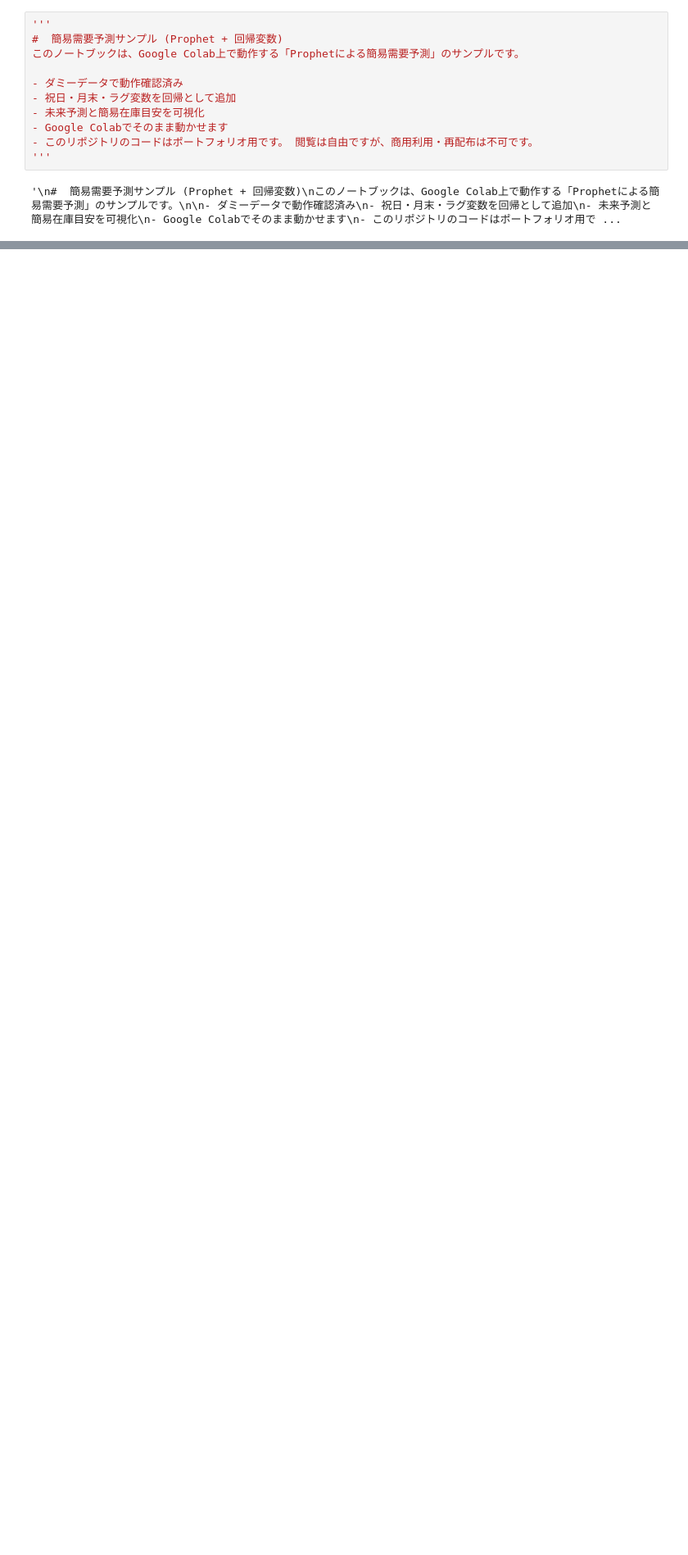
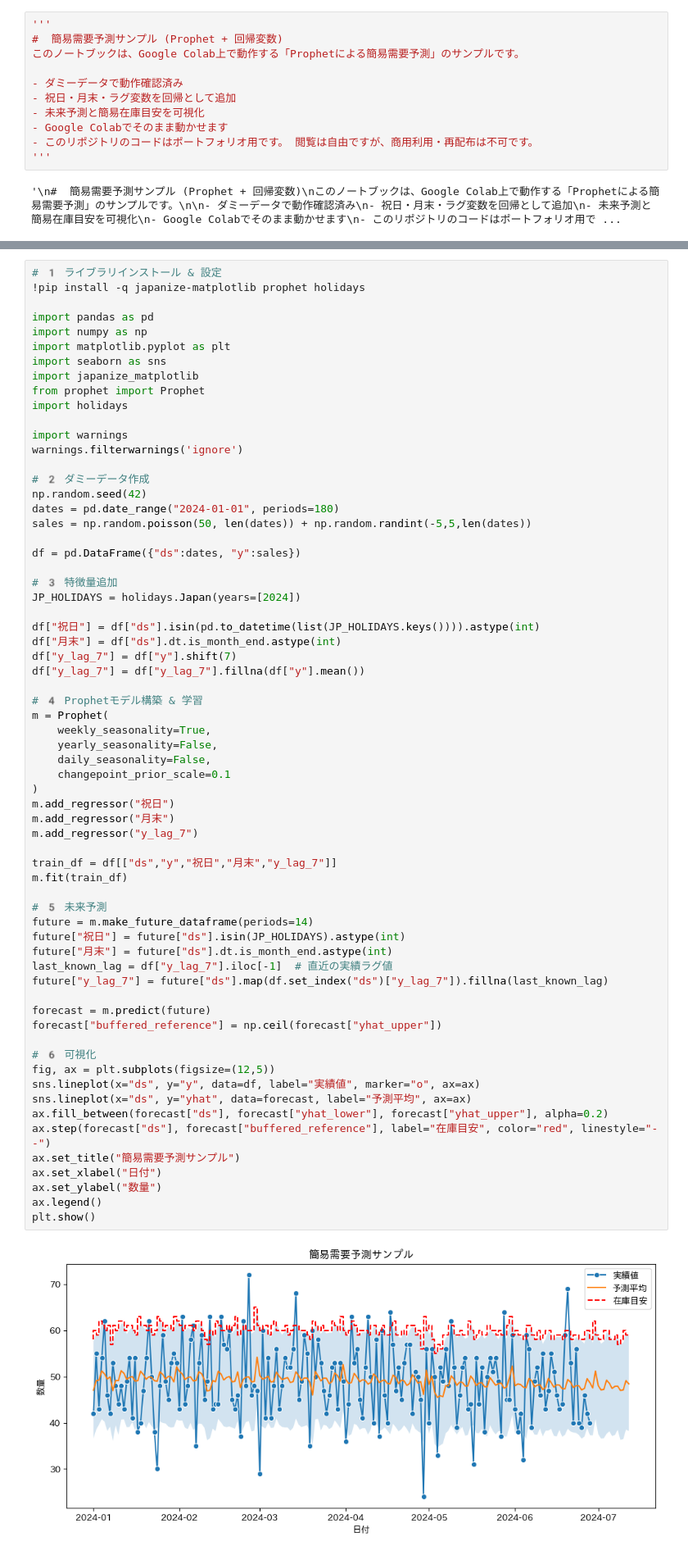
Before and after one commit to K-Tanaka8/prophet_demand_forecast, a Jupyter notebook: prophet_demand_forecast_sample.ipynb, the cells around one changed output, grey strips where cells are left out. Shown at 82% size. Cells and saved outputs as stored; diff of their text form; blank space fills up the shorter version.

```diff
--- a/prophet_demand_forecast_sample.ipynb
+++ b/prophet_demand_forecast_sample.ipynb
@@ -84,0 +16,67 @@ plt.show()
+# %%
+# 1️ ライブラリインストール & 設定
+!pip install -q japanize-matplotlib prophet holidays
+
+import pandas as pd
+import numpy as np
+import matplotlib.pyplot as plt
+import seaborn as sns
+import japanize_matplotlib
+from prophet import Prophet
+import holidays
+
+import warnings
+warnings.filterwarnings('ignore')
+
+# 2️ ダミーデータ作成
+np.random.seed(42)
+dates = pd.date_range("2024-01-01", periods=180)
+sales = np.random.poisson(50, len(dates)) + np.random.randint(-5,5,len(dates))
+
+df = pd.DataFrame({"ds":dates, "y":sales})
+
+# 3️ 特徴量追加
+JP_HOLIDAYS = holidays.Japan(years=[2024])
+
+df["祝日"] = df["ds"].isin(pd.to_datetime(list(JP_HOLIDAYS.keys()))).astype(int)
+df["月末"] = df["ds"].dt.is_month_end.astype(int)
+df["y_lag_7"] = df["y"].shift(7)
+df["y_lag_7"] = df["y_lag_7"].fillna(df["y"].mean())
+
+# 4️ Prophetモデル構築 & 学習
+m = Prophet(
+    weekly_seasonality=True,
+    yearly_seasonality=False,
+    daily_seasonality=False,
+    changepoint_prior_scale=0.1
+)
+m.add_regressor("祝日")
+m.add_regressor("月末")
+m.add_regressor("y_lag_7")
+
+train_df = df[["ds","y","祝日","月末","y_lag_7"]]
+m.fit(train_df)
+
+# 5️ 未来予測
+future = m.make_future_dataframe(periods=14)
+future["祝日"] = future["ds"].isin(JP_HOLIDAYS).astype(int)
+future["月末"] = future["ds"].dt.is_month_end.astype(int)
+last_known_lag = df["y_lag_7"].iloc[-1]  # 直近の実績ラグ値
+future["y_lag_7"] = future["ds"].map(df.set_index("ds")["y_lag_7"]).fillna(last_known_lag)
+
+forecast = m.predict(future)
+forecast["buffered_reference"] = np.ceil(forecast["yhat_upper"])
+
+# 6️ 可視化
+fig, ax = plt.subplots(figsize=(12,5))
+sns.lineplot(x="ds", y="y", data=df, label="実績値", marker="o", ax=ax)
+sns.lineplot(x="ds", y="yhat", data=forecast, label="予測平均", ax=ax)
+ax.fill_between(forecast["ds"], forecast["yhat_lower"], forecast["yhat_upper"], alpha=0.2)
+ax.step(forecast["ds"], forecast["buffered_reference"], label="在庫目安", color="red", linestyle="--")
+ax.set_title("簡易需要予測サンプル")
+ax.set_xlabel("日付")
+ax.set_ylabel("数量")
+ax.legend()
+plt.show()
+# %% [output]
+[figure, added]
```
Also changed, not shown: parts of 6 cells of this notebook.
